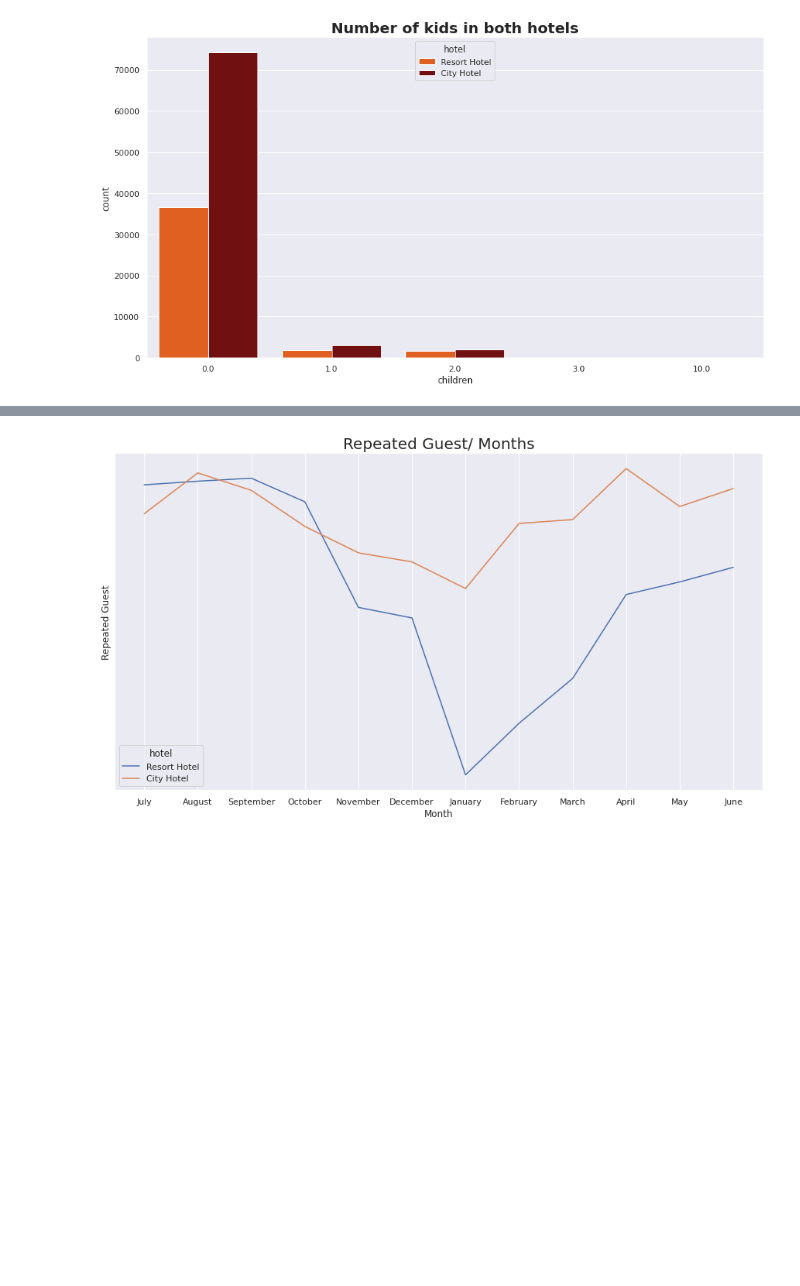
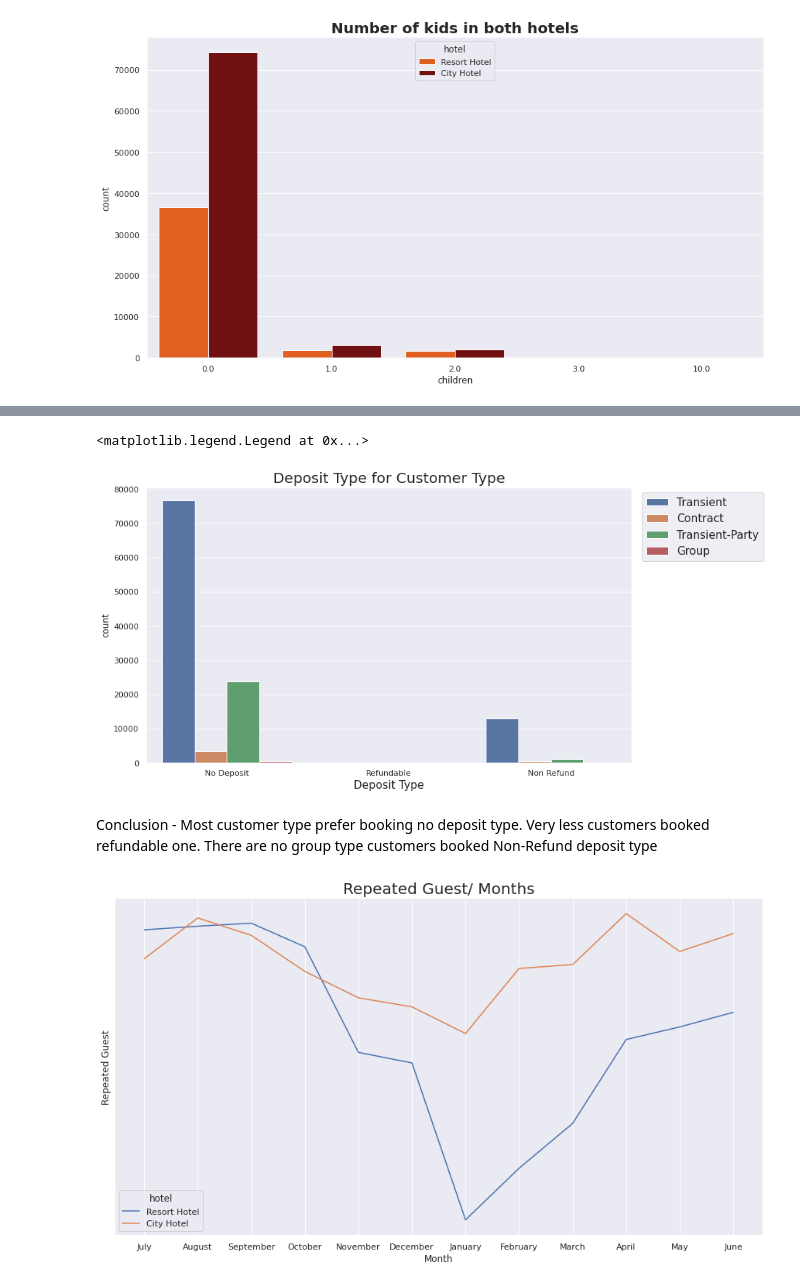
Before and after one commit to Tanjul5/Hotel_Booking_Analysis, a Jupyter notebook: Hotel_Booking_Analysis_Capstone_Project.ipynb, the cells around one changed output, grey strips where cells are left out. Drawn from its saved outputs; the diff is of its cells as text; code cells hidden in the pictures; blank space fills up the shorter version.

```diff
--- a/Hotel_Booking_Analysis_Capstone_Project.ipynb
+++ b/Hotel_Booking_Analysis_Capstone_Project.ipynb
@@ -338,3 +373,14 @@ plt.show()
+# %%
+plt.figure(figsize=(12,7))
+sns.countplot(data=Hotel_book_df,x='deposit_type',hue='customer_type')
+plt.title('Deposit Type for Customer Type',fontsize=20)
+plt.xlabel('Deposit Type',fontsize=15)
+plt.legend(bbox_to_anchor=(1.01, 1),fontsize=15)
+# %% [output]
+<matplotlib.legend.Legend at 0x...>
+[figure, added]
+# %% [markdown]
+Conclusion - Most customer type prefer booking no deposit type. Very less customers booked refundable one. There are no group type customers booked Non-Refund deposit type
 # %%
 plt.figure(figsize=(15, 8))
 sns.lineplot(x = "arrival_date_month", y="is_repeated_guest", hue="hotel", data=Hotel_book_df, ci=None).set_title('Repeated Guest/ Months', fontsize=20)
```
Also changed, not shown: parts of 14 cells of this notebook.
